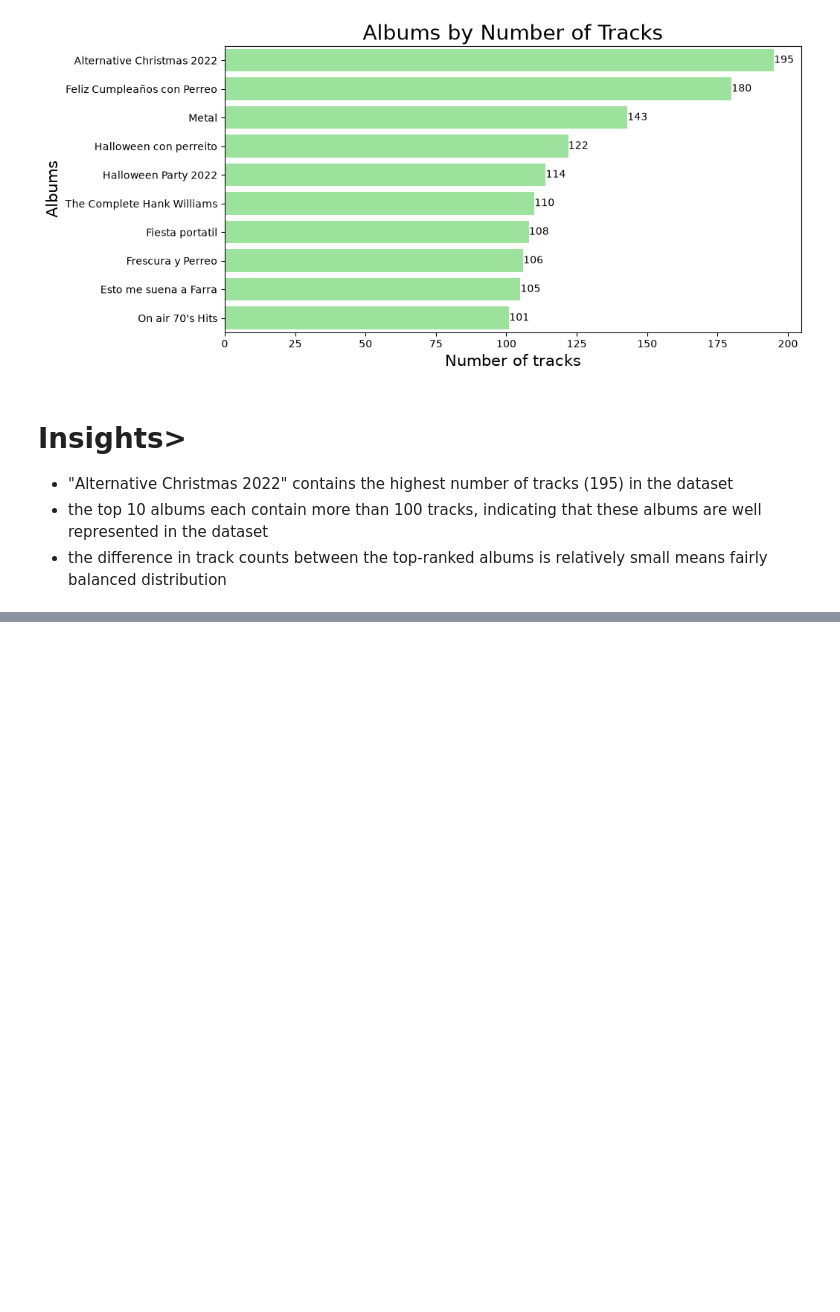
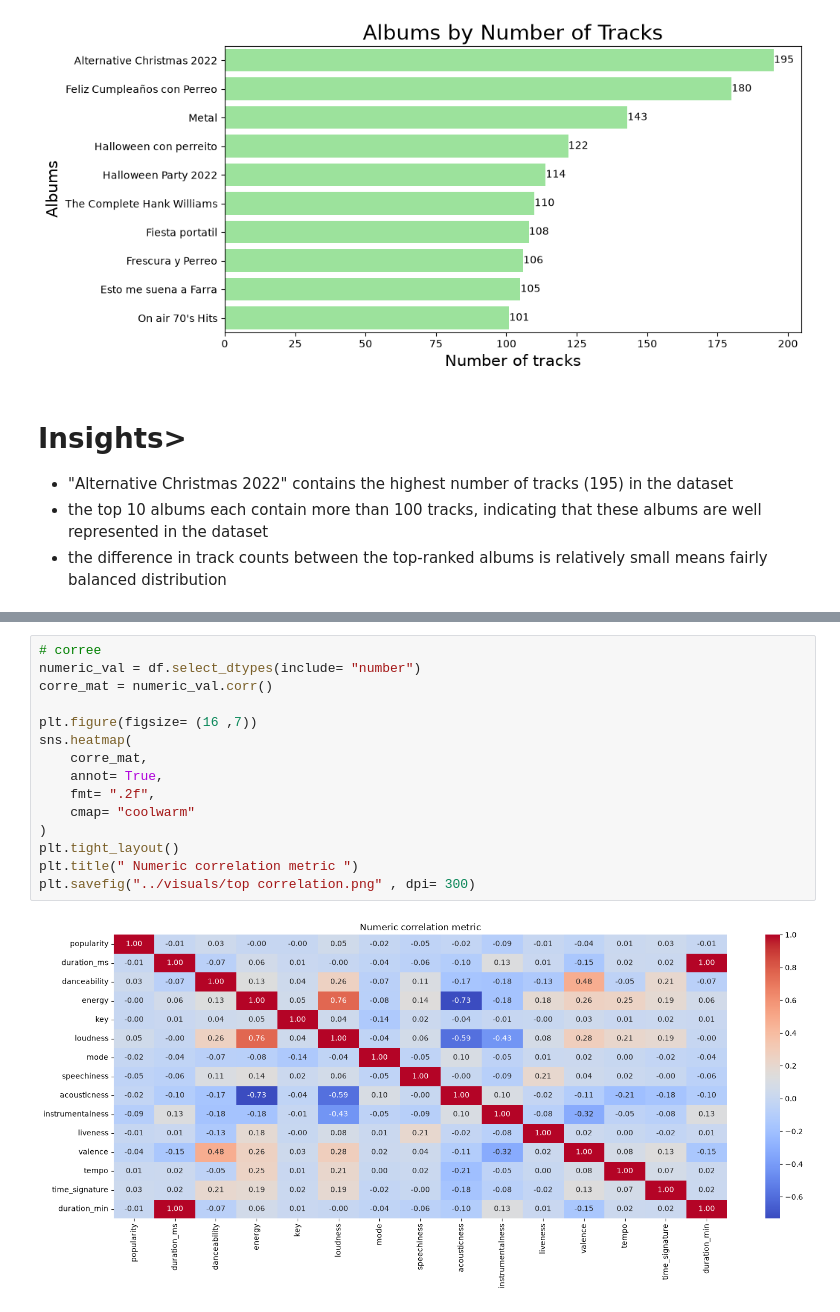
Before and after one commit to Krishna-Git4567/spotify-mood-genre-analysis, a Jupyter notebook: notebooks/02_EDA.ipynb, the cells around one changed output, grey strips where cells are left out. Saved outputs shown, nothing was run; the diff lists cells and outputs as text; blank space fills up the shorter version.

```diff
--- a/notebooks/02_EDA.ipynb
+++ b/notebooks/02_EDA.ipynb
@@ -140,0 +192,17 @@ plt.savefig("../visuals/top albums.png" , dpi= 300)
+# %%
+# corree
+numeric_val = df.select_dtypes(include= "number")
+corre_mat = numeric_val.corr()
+
+plt.figure(figsize= (16 ,7))
+sns.heatmap(
+    corre_mat,
+    annot= True,
+    fmt= ".2f",
+    cmap= "coolwarm"
+)
+plt.tight_layout()
+plt.title(" Numeric correlation metric ")
+plt.savefig("../visuals/top correlation.png" , dpi= 300)
+# %% [output]
+[figure, added]
```
Also changed, not shown: parts of 21 cells of this notebook, 5 other files.
